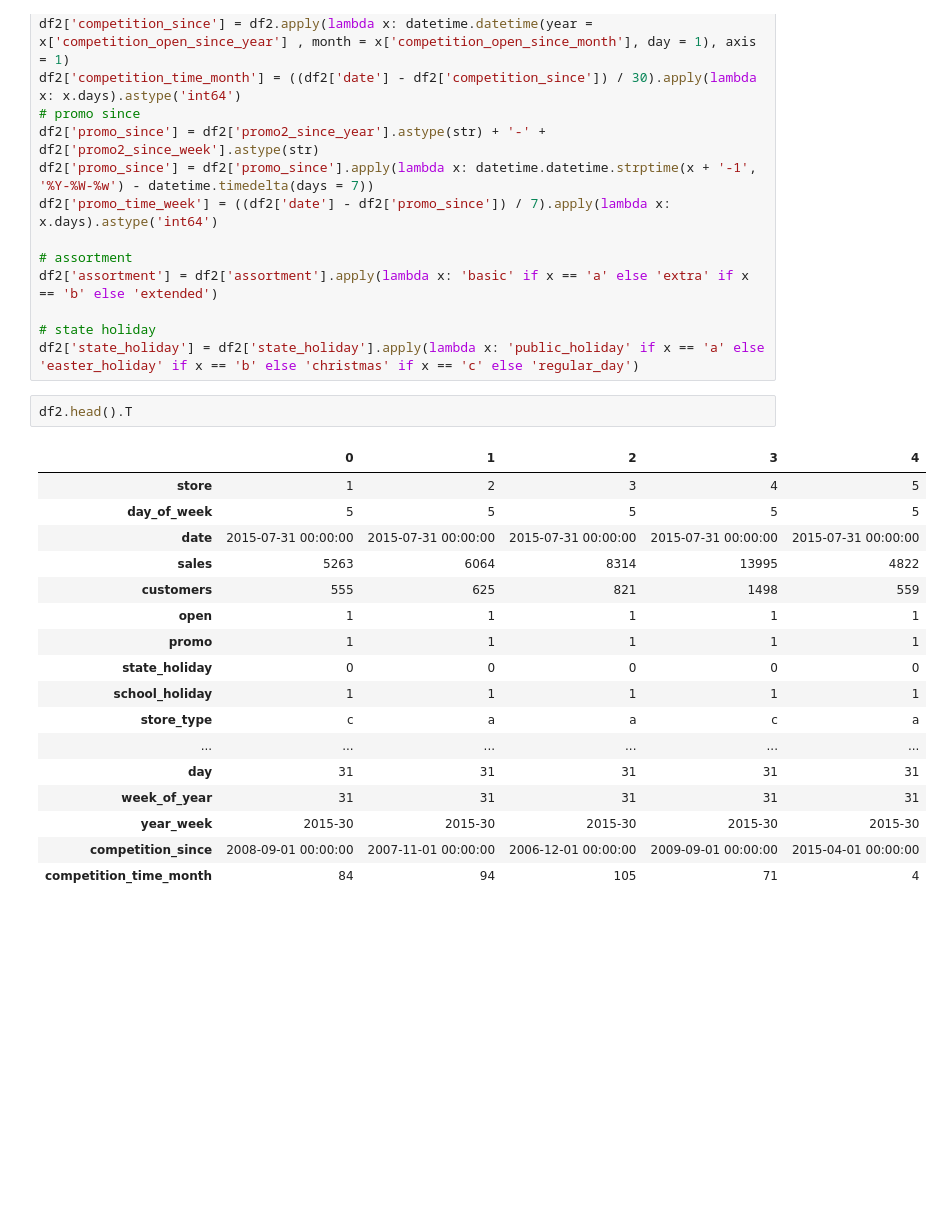
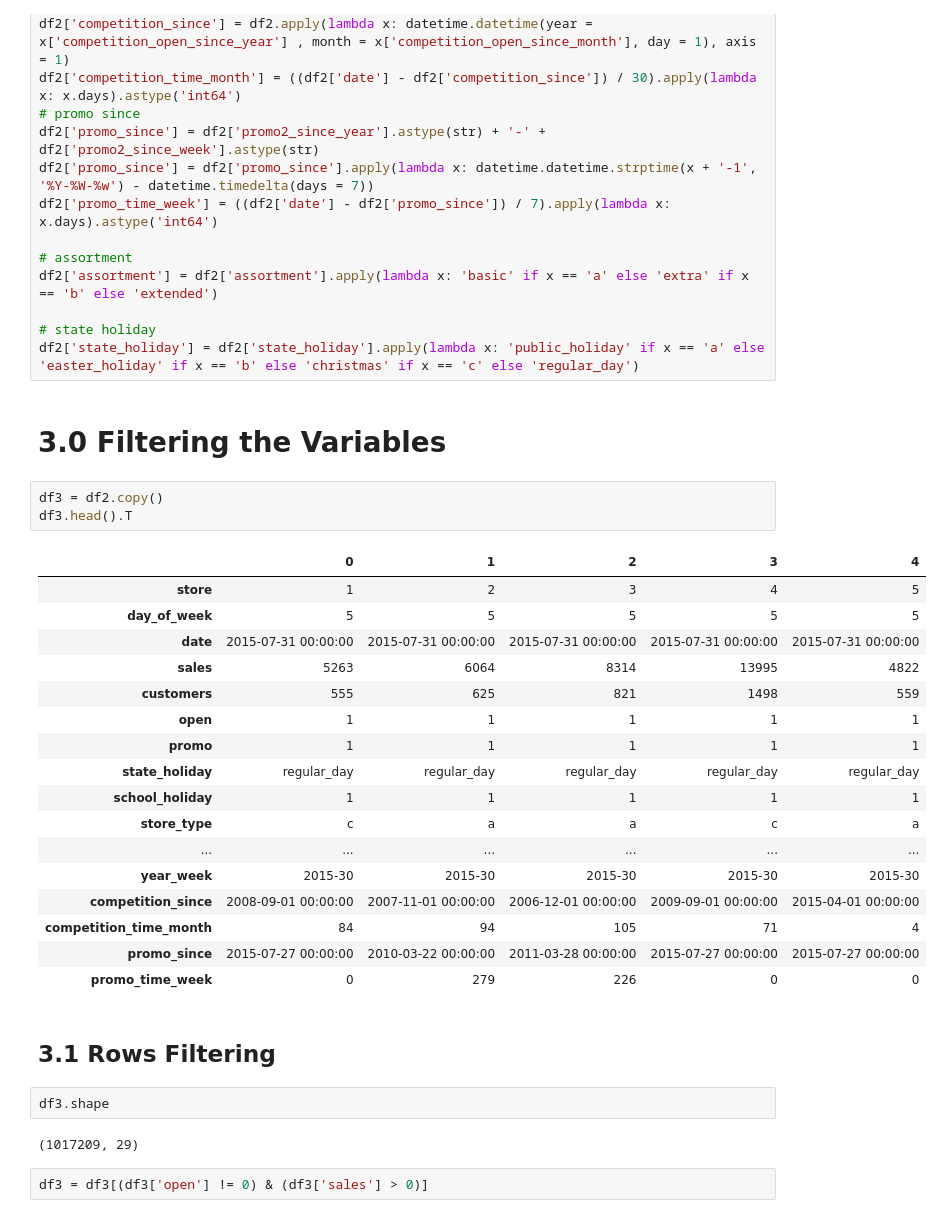
Before and after one commit to felipedmnq/Data-Science-T, a Jupyter notebook: Notebooks/Data_Science_T_M3.ipynb, the cells around one changed output. Saved outputs shown, nothing was run; the diff lists cells and outputs as text; blank space fills up the shorter version.

Commit message:
Filtering Variables

```diff
--- a/Notebooks/Data_Science_T_M3.ipynb
+++ b/Notebooks/Data_Science_T_M3.ipynb
@@ -441,23 +441,34 @@ df2['assortment'] = df2['assortment'].apply(lambda x: 'basic' if x == 'a' else '
 
 # state holiday
 df2['state_holiday'] = df2['state_holiday'].apply(lambda x: 'public_holiday' if x == 'a' else 'easter_holiday' if x == 'b' else 'christmas' if x == 'c' else 'regular_day')
-# %%
-df2.head().T
-# %% [output]
-|  | 0 | 1 | 2 | 3 | 4 |
-| store | 1 | 2 | 3 | 4 | 5 |
-| day_of_week | 5 | 5 | 5 | 5 | 5 |
-| date | 2015-07-31 00:00:00 | 2015-07-31 00:00:00 | 2015-07-31 00:00:00 | 2015-07-31 00:00:00 | 2015-07-31 00:00:00 |
-| sales | 5263 | 6064 | 8314 | 13995 | 4822 |
-| customers | 555 | 625 | 821 | 1498 | 559 |
-| open | 1 | 1 | 1 | 1 | 1 |
-| promo | 1 | 1 | 1 | 1 | 1 |
-| state_holiday | 0 | 0 | 0 | 0 | 0 |
-| school_holiday | 1 | 1 | 1 | 1 | 1 |
-| store_type | c | a | a | c | a |
-| ... | ... | ... | ... | ... | ... |
-| day | 31 | 31 | 31 | 31 | 31 |
-| week_of_year | 31 | 31 | 31 | 31 | 31 |
-| year_week | 2015-30 | 2015-30 | 2015-30 | 2015-30 | 2015-30 |
-| competition_since | 2008-09-01 00:00:00 | 2007-11-01 00:00:00 | 2006-12-01 00:00:00 | 2009-09-01 00:00:00 | 2015-04-01 00:00:00 |
-| competition_time_month | 84 | 94 | 105 | 71 | 4 |
+# %% [markdown]
+# 3.0 Filtering the Variables
+# %%
+df3 = df2.copy()
+df3.head().T
+# %% [output]
+|  | 0 | 1 | 2 | 3 | 4 |
+| store | 1 | 2 | 3 | 4 | 5 |
+| day_of_week | 5 | 5 | 5 | 5 | 5 |
+| date | 2015-07-31 00:00:00 | 2015-07-31 00:00:00 | 2015-07-31 00:00:00 | 2015-07-31 00:00:00 | 2015-07-31 00:00:00 |
+| sales | 5263 | 6064 | 8314 | 13995 | 4822 |
+| customers | 555 | 625 | 821 | 1498 | 559 |
+| open | 1 | 1 | 1 | 1 | 1 |
+| promo | 1 | 1 | 1 | 1 | 1 |
+| state_holiday | regular_day | regular_day | regular_day | regular_day | regular_day |
+| school_holiday | 1 | 1 | 1 | 1 | 1 |
+| store_type | c | a | a | c | a |
+| ... | ... | ... | ... | ... | ... |
+| year_week | 2015-30 | 2015-30 | 2015-30 | 2015-30 | 2015-30 |
+| competition_since | 2008-09-01 00:00:00 | 2007-11-01 00:00:00 | 2006-12-01 00:00:00 | 2009-09-01 00:00:00 | 2015-04-01 00:00:00 |
+| competition_time_month | 84 | 94 | 105 | 71 | 4 |
+| promo_since | 2015-07-27 00:00:00 | 2010-03-22 00:00:00 | 2011-03-28 00:00:00 | 2015-07-27 00:00:00 | 2015-07-27 00:00:00 |
+| promo_time_week | 0 | 279 | 226 | 0 | 0 |
+# %% [markdown]
+## 3.1 Rows Filtering
+# %%
+df3.shape
+# %% [output]
+(1017209, 29)
+# %%
+df3 = df3[(df3['open'] != 0) & (df3['sales'] > 0)]
```
Also changed, not shown: parts of 4 cells of this notebook.
